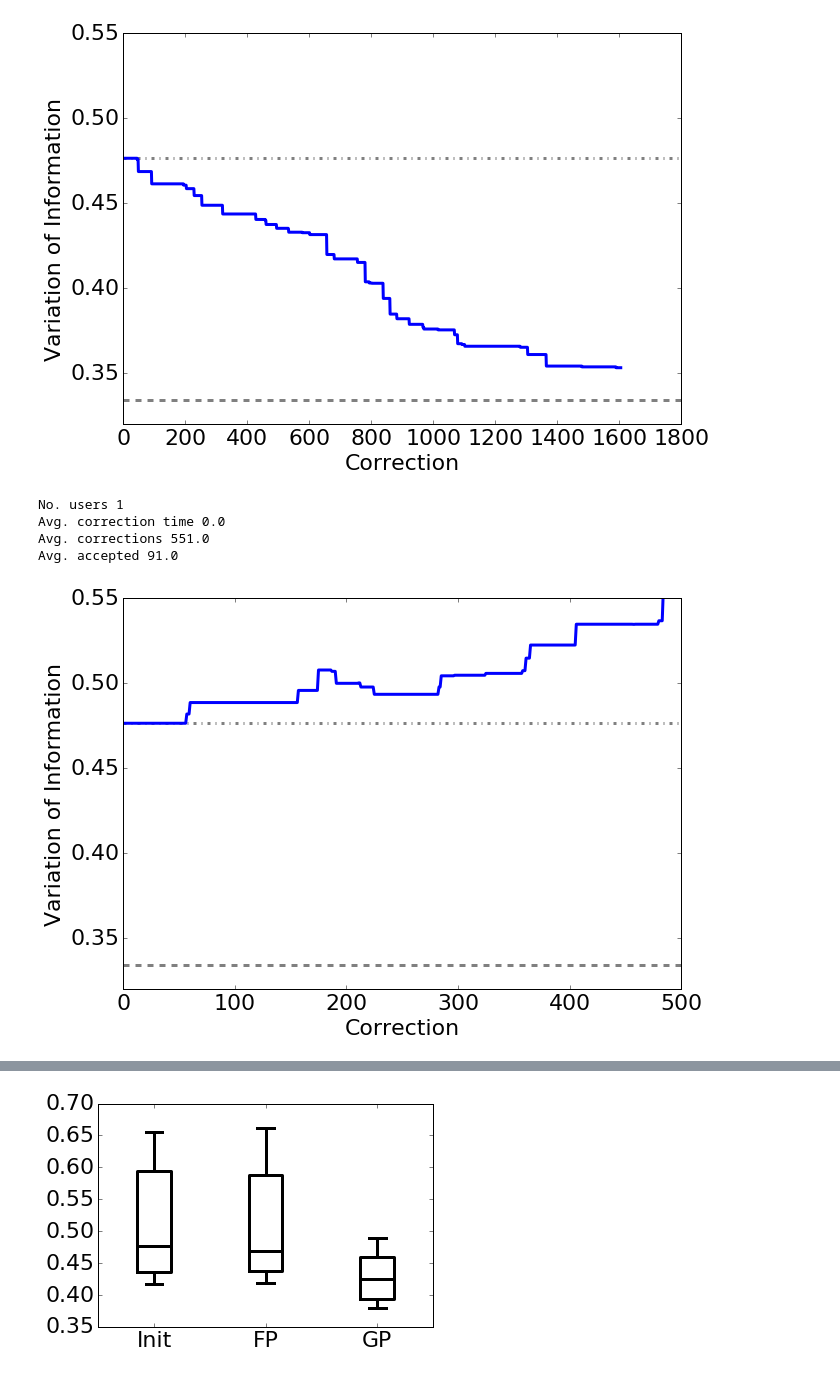
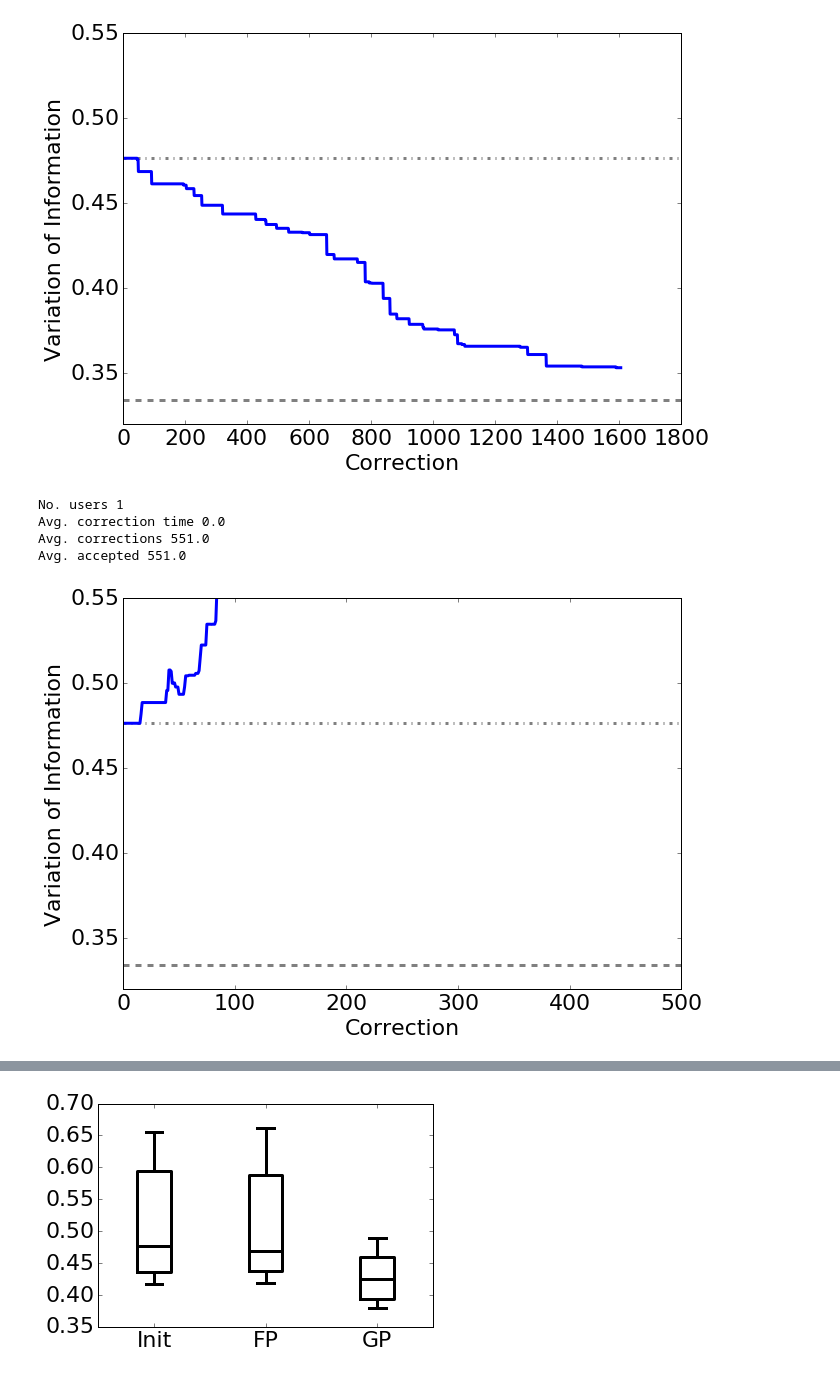
Before and after one commit to VCG/gp, a Jupyter notebook: ipy_test/LOAD_USER.ipynb, the cells around one changed output, grey strips where cells are left out. Saved outputs shown, nothing was run; the diff lists cells and outputs as text; code cells hidden in the pictures.

```diff
--- a/ipy_test/LOAD_USER.ipynb
+++ b/ipy_test/LOAD_USER.ipynb
@@ -94,11 +94,11 @@ Avg. corrections 1605.0
 Avg. accepted 200.0
 [figure]
 # %%
-auto95_fp_vi_per_slice, auto95_fp_merge_vis, auto95_fp_split_vis = gp.Stats.analyze_users(['auto95FP'], gold, rhoana)
+auto95_fp_vi_per_slice, auto95_fp_merge_vis, auto95_fp_split_vis = gp.Stats.analyze_users(['auto95FP_NEW'], gold, rhoana)
 # %% [output]
 No. users 1
 Avg. correction time 0.0
 Avg. corrections 551.0
-Avg. accepted 91.0
+Avg. accepted 551.0
-[figure, old version]
+[figure, new version]
 # %%
```
Also changed, not shown: parts of 9 cells of this notebook, 4 other files.
